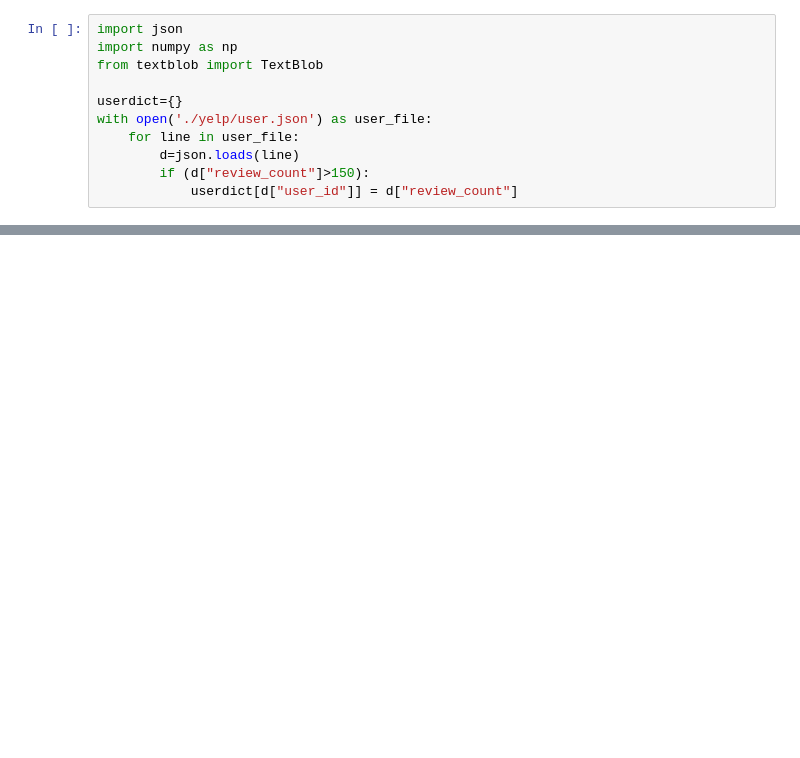
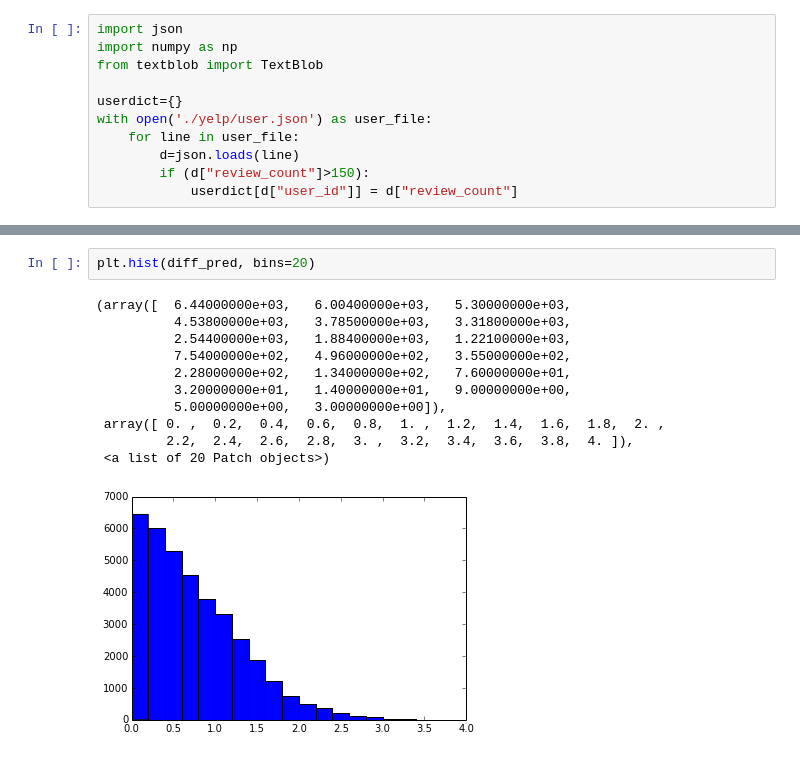
Before and after one commit to jingdai2014/introcm_data_analysis, a Jupyter notebook: assignment3.ipynb, the cells around one changed output, grey strips where cells are left out. Saved outputs shown, nothing was run; the diff lists cells and outputs as text; blank space fills up the shorter version.

```diff
--- a/assignment3.ipynb
+++ b/assignment3.ipynb
@@ -138,0 +160,14 @@ for sentence in blob.sentences:
+# %%
+plt.hist(diff_pred, bins=20)
+# %% [output]
+(array([  6.44000000e+03,   6.00400000e+03,   5.30000000e+03,
+          4.53800000e+03,   3.78500000e+03,   3.31800000e+03,
+          2.54400000e+03,   1.88400000e+03,   1.22100000e+03,
+          7.54000000e+02,   4.96000000e+02,   3.55000000e+02,
+          2.28000000e+02,   1.34000000e+02,   7.60000000e+01,
+          3.20000000e+01,   1.40000000e+01,   9.00000000e+00,
+          5.00000000e+00,   3.00000000e+00]),
+ array([ 0. ,  0.2,  0.4,  0.6,  0.8,  1. ,  1.2,  1.4,  1.6,  1.8,  2. ,
+         2.2,  2.4,  2.6,  2.8,  3. ,  3.2,  3.4,  3.6,  3.8,  4. ]),
+ <a list of 20 Patch objects>)
+[figure, added]
```
Also changed, not shown: parts of 21 cells of this notebook.
